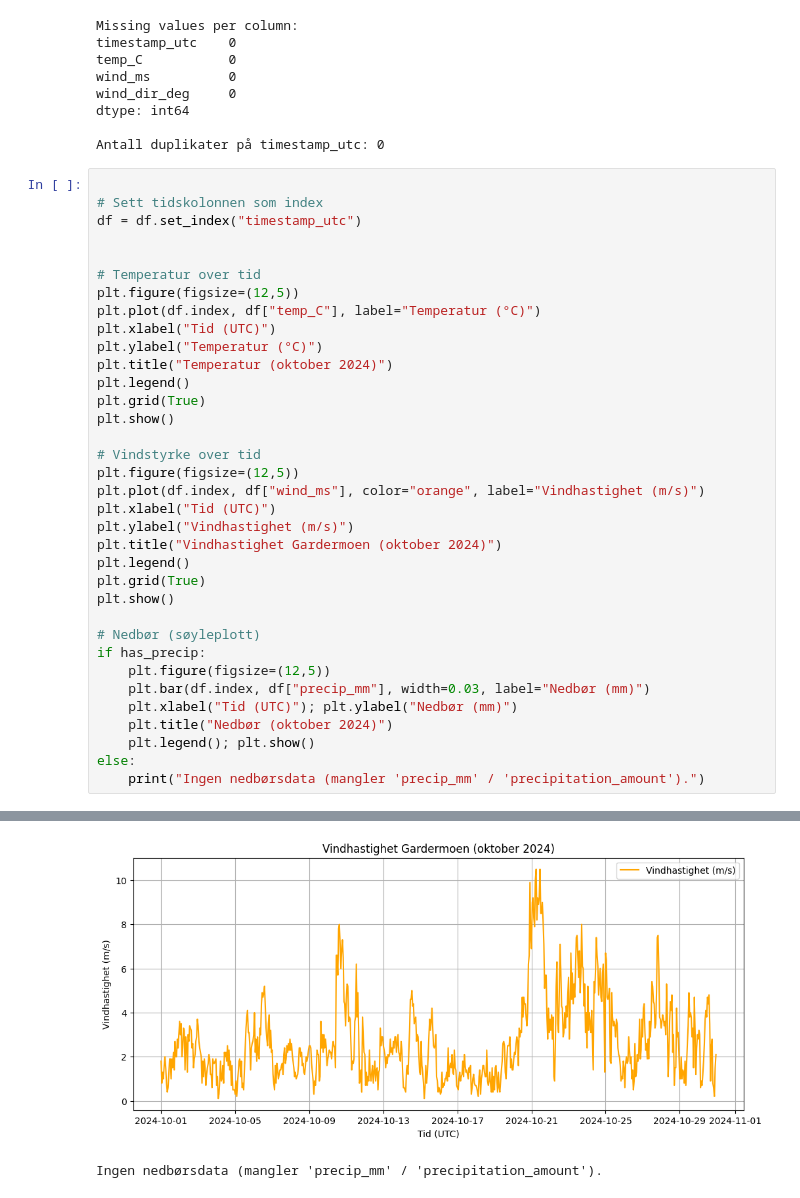
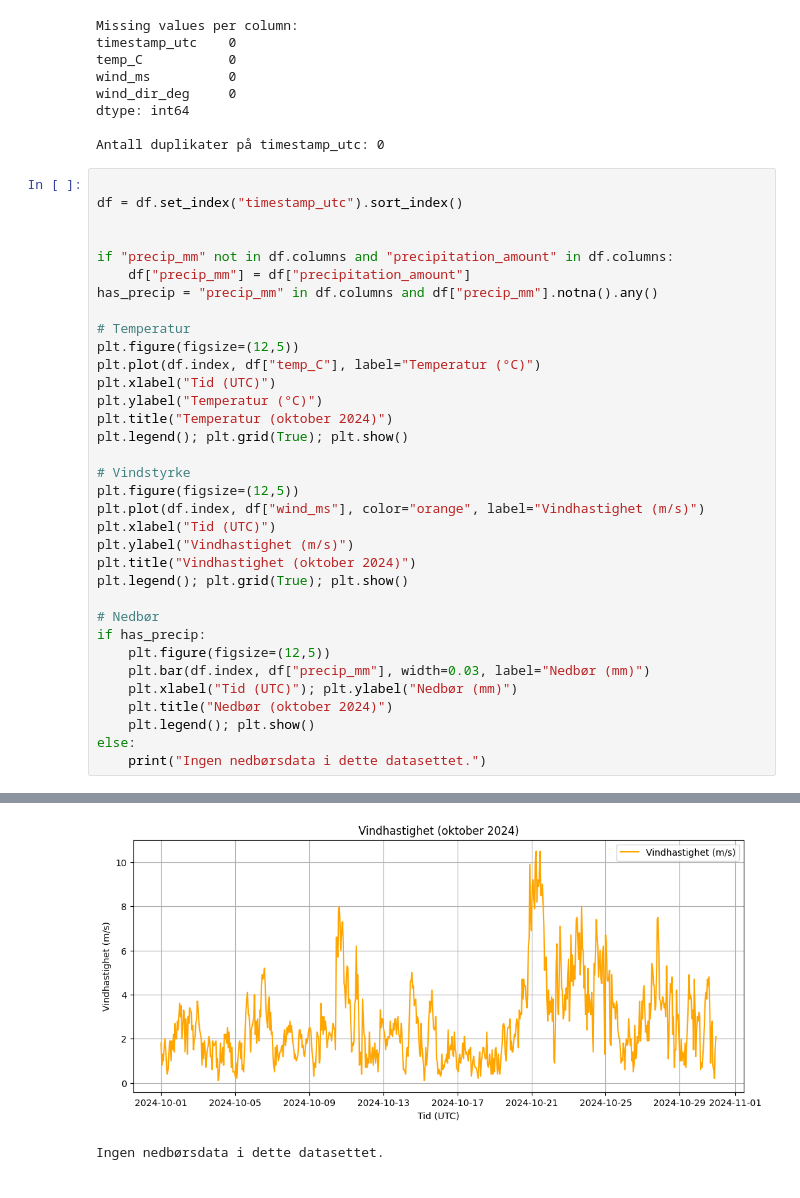
Before and after one commit to MiladTootoonchi/Avinor-Predictions, a Jupyter notebook: notebooks/eda_weather.ipynb, the cells around one changed output, grey strips where cells are left out. Saved outputs shown, nothing was run; the diff lists cells and outputs as text.

```diff
--- a/notebooks/eda_weather.ipynb
+++ b/notebooks/eda_weather.ipynb
@@ -170,40 +170,39 @@ dtype: int64
 Antall duplikater på timestamp_utc: 0
 # %%
 
-# Sett tidskolonnen som index
-df = df.set_index("timestamp_utc")
+df = df.set_index("timestamp_utc").sort_index()
 
 
-# Temperatur over tid
+if "precip_mm" not in df.columns and "precipitation_amount" in df.columns:
+    df["precip_mm"] = df["precipitation_amount"]
+has_precip = "precip_mm" in df.columns and df["precip_mm"].notna().any()
+
+# Temperatur
 plt.figure(figsize=(12,5))
 plt.plot(df.index, df["temp_C"], label="Temperatur (°C)")
 plt.xlabel("Tid (UTC)")
 plt.ylabel("Temperatur (°C)")
 plt.title("Temperatur (oktober 2024)")
-plt.legend()
-plt.grid(True)
-plt.show()
+plt.legend(); plt.grid(True); plt.show()
 
-# Vindstyrke over tid
+# Vindstyrke
 plt.figure(figsize=(12,5))
 plt.plot(df.index, df["wind_ms"], color="orange", label="Vindhastighet (m/s)")
 plt.xlabel("Tid (UTC)")
 plt.ylabel("Vindhastighet (m/s)")
-plt.title("Vindhastighet Gardermoen (oktober 2024)")
-plt.legend()
-plt.grid(True)
-plt.show()
+plt.title("Vindhastighet (oktober 2024)")
+plt.legend(); plt.grid(True); plt.show()
 
-# Nedbør (søyleplott)
+# Nedbør
 if has_precip:
     plt.figure(figsize=(12,5))
     plt.bar(df.index, df["precip_mm"], width=0.03, label="Nedbør (mm)")
     plt.xlabel("Tid (UTC)"); plt.ylabel("Nedbør (mm)")
     plt.title("Nedbør (oktober 2024)")
     plt.legend(); plt.show()
 else:
-    print("Ingen nedbørsdata (mangler 'precip_mm' / 'precipitation_amount').")
+    print("Ingen nedbørsdata i dette datasettet.")
 # %% [output]
 [figure]
-[figure, old version]
+[figure, new version]
-Ingen nedbørsdata (mangler 'precip_mm' / 'precipitation_amount').
+Ingen nedbørsdata i dette datasettet.
```
Also changed, not shown: parts of 4 cells of this notebook.
